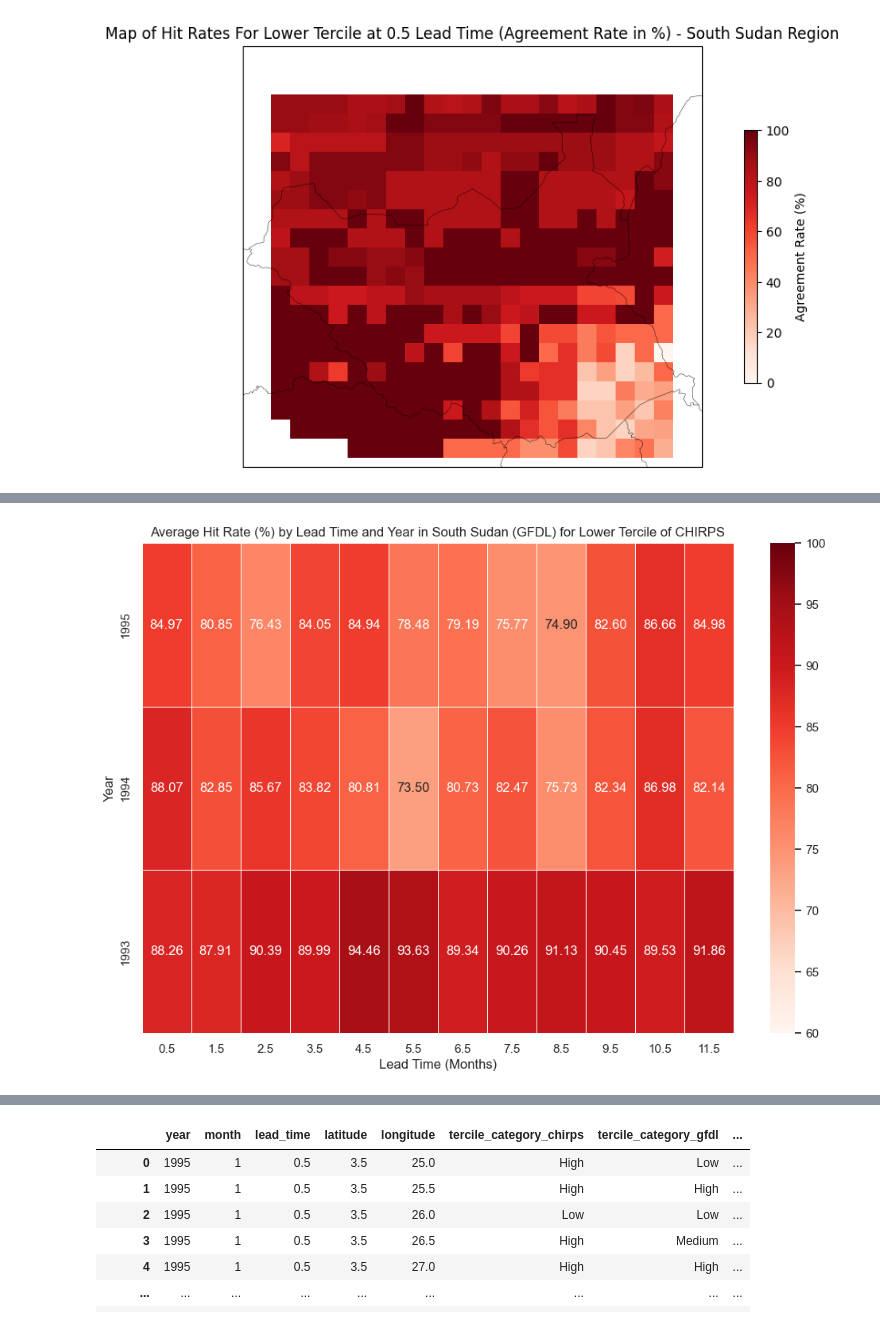
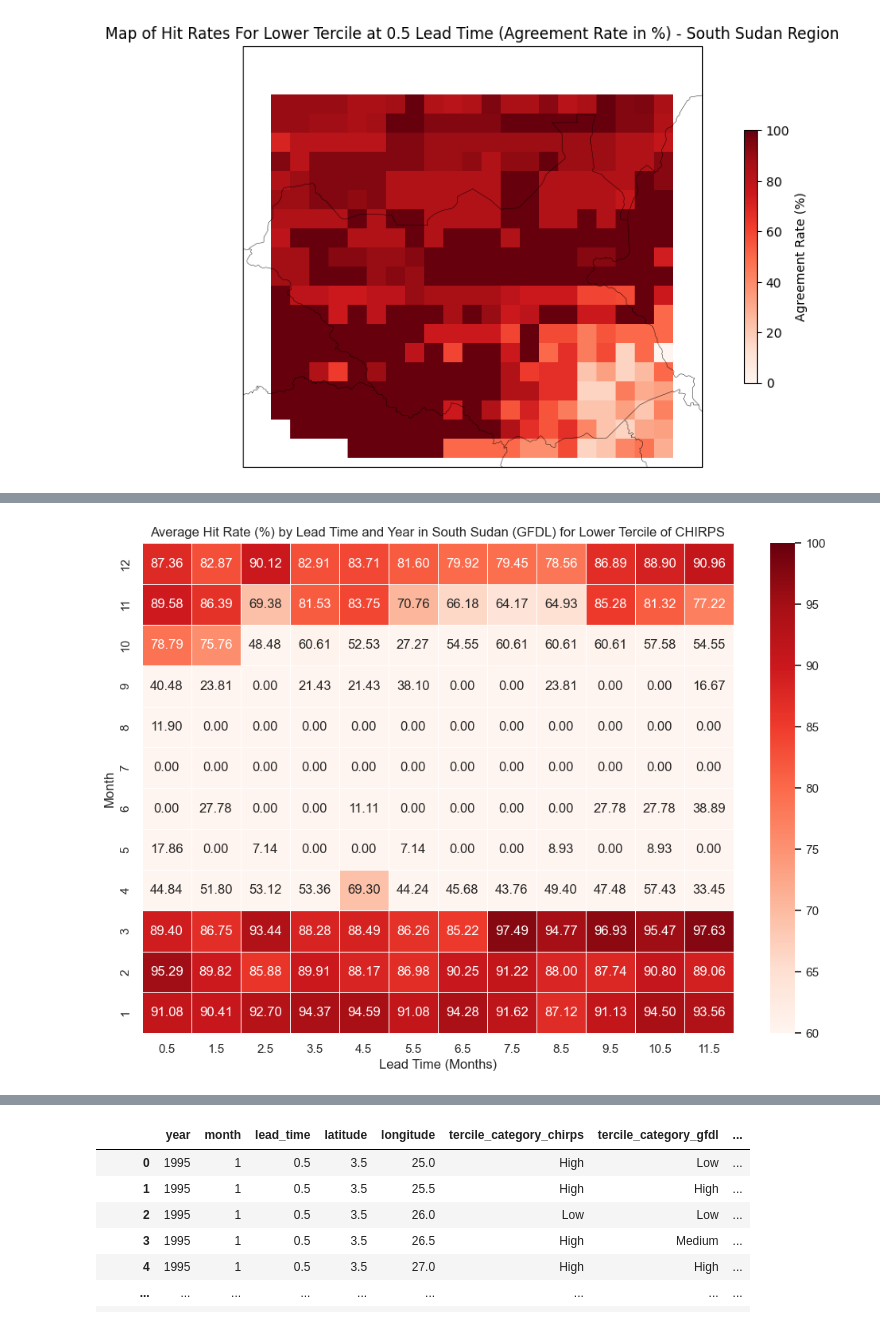
Before and after one commit to yatli24/CHC, a Jupyter notebook: Jupyter notebooks/Tercile_Hit_Rate.ipynb, the cells around one changed output, grey strips where cells are left out. Drawn from its saved outputs; the diff is of its cells as text; code cells hidden in the pictures.

```diff
--- a/Jupyter notebooks/Tercile_Hit_Rate.ipynb
+++ b/Jupyter notebooks/Tercile_Hit_Rate.ipynb
@@ -448,39 +464,39 @@ plt.show()
 agreement_per_pixel_low = tercile_merged_south_sudan_GFDL[tercile_merged_south_sudan_GFDL['tercile_category_chirps'] == 'Low']
 
 # compute agreement rate by pixel, for all years all months all lead times
-agreement_per_pixel_low = agreement_per_pixel_low.groupby(['latitude', 'longitude', 'year', 'lead_time'])["agreement_rate"].mean() * 100
+agreement_per_pixel_low = agreement_per_pixel_low.groupby(['latitude', 'longitude', 'month', 'lead_time'])["agreement_rate"].mean() * 100
 
 # reset index for plotting
 agreement_per_pixel_low = agreement_per_pixel_low.reset_index()
 
-# compute region averages for every year and every lead time
-agreement_per_pixel_low = agreement_per_pixel_low.groupby(['year', 'lead_time'])['agreement_rate'].mean().reset_index()
+# compute region averages for every month and every lead time
+agreement_per_pixel_low = agreement_per_pixel_low.groupby(['month', 'lead_time'])['agreement_rate'].mean().reset_index()
 
 # assign region and model name columns
 agreement_per_pixel_low['region'] = 'South Sudan'
 agreement_per_pixel_low['model'] = 'GFDL'
 
 # plot
 import pandas as pd
 import seaborn as sns
 import matplotlib.pyplot as plt
 
 # Pivot the data for heatmap
-heatmap_data = agreement_per_pixel_low.pivot(index="year", columns="lead_time", values="agreement_rate")
+heatmap_data = agreement_per_pixel_low.pivot(index="month", columns="lead_time", values="agreement_rate")
 
 # sort by year descending, 2020 at top, 1995 at bottom
 heatmap_data.sort_index(ascending=False, inplace=True)
 
 # Plot the figure (one plot in the big grid)
 plt.figure(figsize=(12, 8))
 sns.set_theme(style="whitegrid")
 
 # annot and fmt add the decimal points, we can remove this once we inspect one graph and see if our results make sense
 sns.heatmap(heatmap_data, cmap="Reds", annot=True, fmt=".2f", linewidths=0.5, vmin=60, vmax=100)
 
 plt.xlabel("Lead Time (Months)")
-plt.ylabel("Year")
+plt.ylabel("Month")
 plt.title("Average Hit Rate (%) by Lead Time and Year in South Sudan (GFDL) for Lower Tercile of CHIRPS")
 plt.show()
 # %% [output]
-[figure, old version]
+[figure, new version]
```
Also changed, not shown: parts of 5 cells of this notebook.
